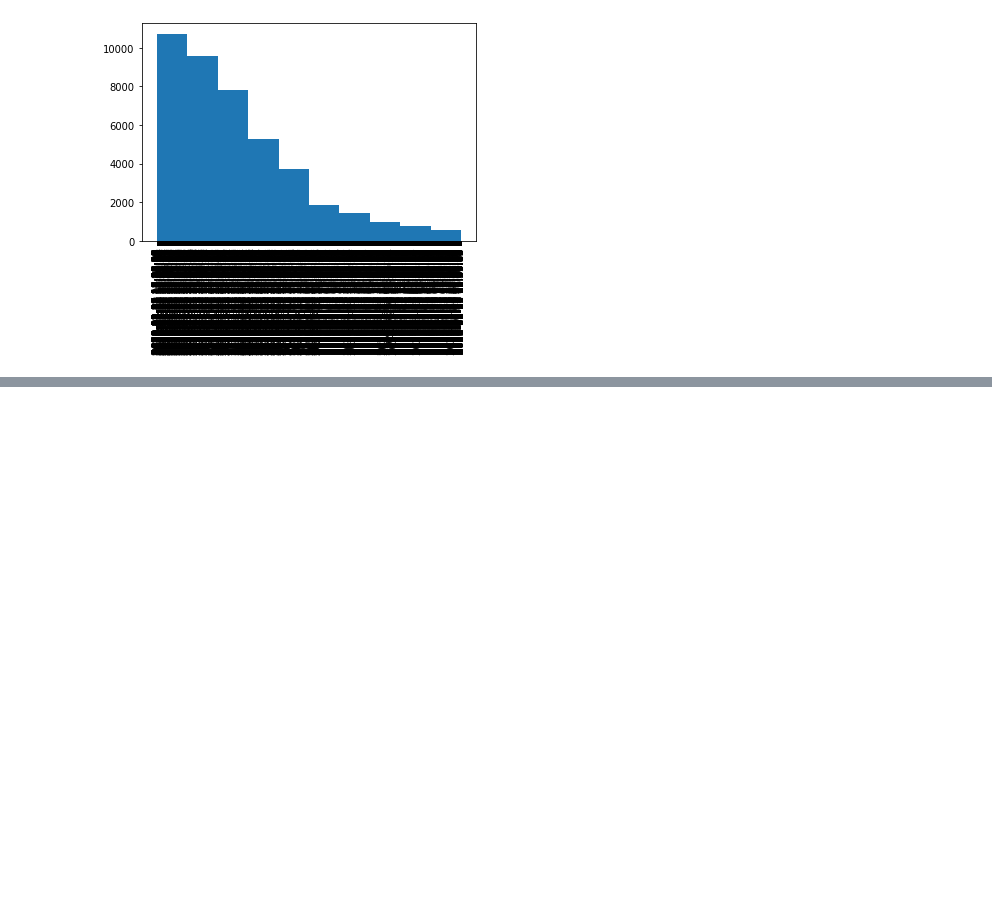
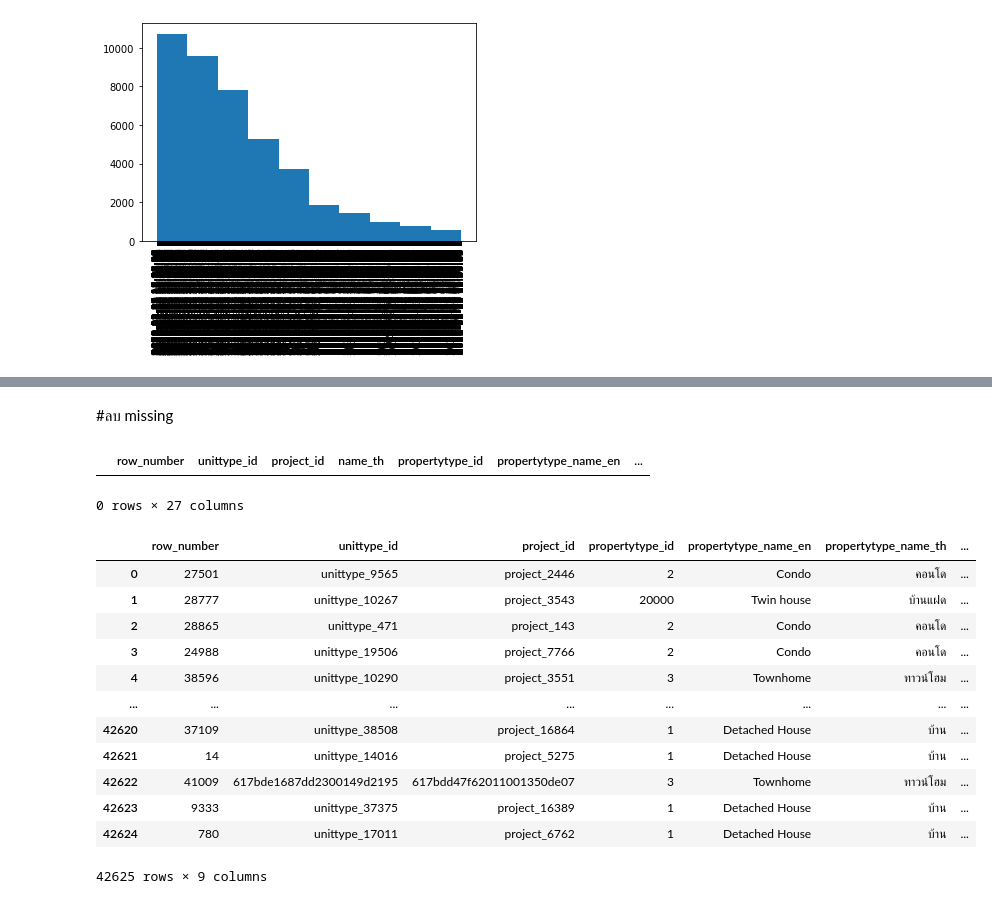
Before and after one commit to Pittawas6330210206/BasicProg_Dataviz65, a Jupyter notebook: Pandas_Dataframe.ipynb, the cells around one changed output, grey strips where cells are left out. Saved outputs shown, nothing was run; the diff lists cells and outputs as text; code cells hidden in the pictures; blank space fills up the shorter version.

```diff
--- a/Pandas_Dataframe.ipynb
+++ b/Pandas_Dataframe.ipynb
@@ -237,0 +276,23 @@ plt.xticks (rotation='vertical')
+# %% [markdown]
+#ลบ missing
+# %%
+unit.dropna() #missing > null,na,NaN
+# %% [output]
+|  | row_number | unittype_id | project_id | name_th | propertytype_id | propertytype_name_en | ... |
+0 rows × 27 columns
+# %%
+unit.dropna(axis=1) #ตัดหลักที่มีmissingตั้งแต่ 1 ออกไป แกนตั้ง
+# %% [output]
+|  | row_number | unittype_id | project_id | propertytype_id | propertytype_name_en | propertytype_name_th | ... |
+| 0 | 27501 | unittype_9565 | project_2446 | 2 | Condo | คอนโด | ... |
+| 1 | 28777 | unittype_10267 | project_3543 | 20000 | Twin house | บ้านแฝด | ... |
+| 2 | 28865 | unittype_471 | project_143 | 2 | Condo | คอนโด | ... |
+| 3 | 24988 | unittype_19506 | project_7766 | 2 | Condo | คอนโด | ... |
+| 4 | 38596 | unittype_10290 | project_3551 | 3 | Townhome | ทาวน์โฮม | ... |
+| ... | ... | ... | ... | ... | ... | ... | ... |
+| 42620 | 37109 | unittype_38508 | project_16864 | 1 | Detached House | บ้าน | ... |
+| 42621 | 14 | unittype_14016 | project_5275 | 1 | Detached House | บ้าน | ... |
+| 42622 | 41009 | 617bde1687dd2300149d2195 | 617bdd47f62011001350de07 | 3 | Townhome | ทาวน์โฮม | ... |
+| 42623 | 9333 | unittype_37375 | project_16389 | 1 | Detached House | บ้าน | ... |
+| 42624 | 780 | unittype_17011 | project_6762 | 1 | Detached House | บ้าน | ... |
+42625 rows × 9 columns
```
Also changed, not shown: parts of 22 cells of this notebook.
